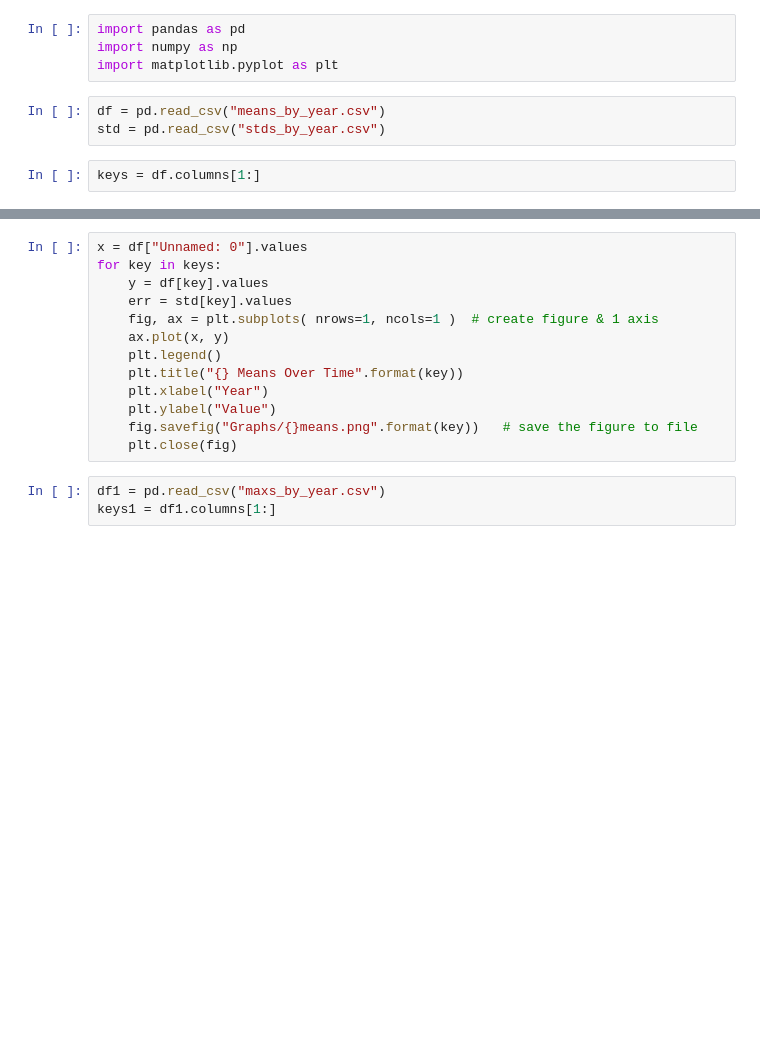
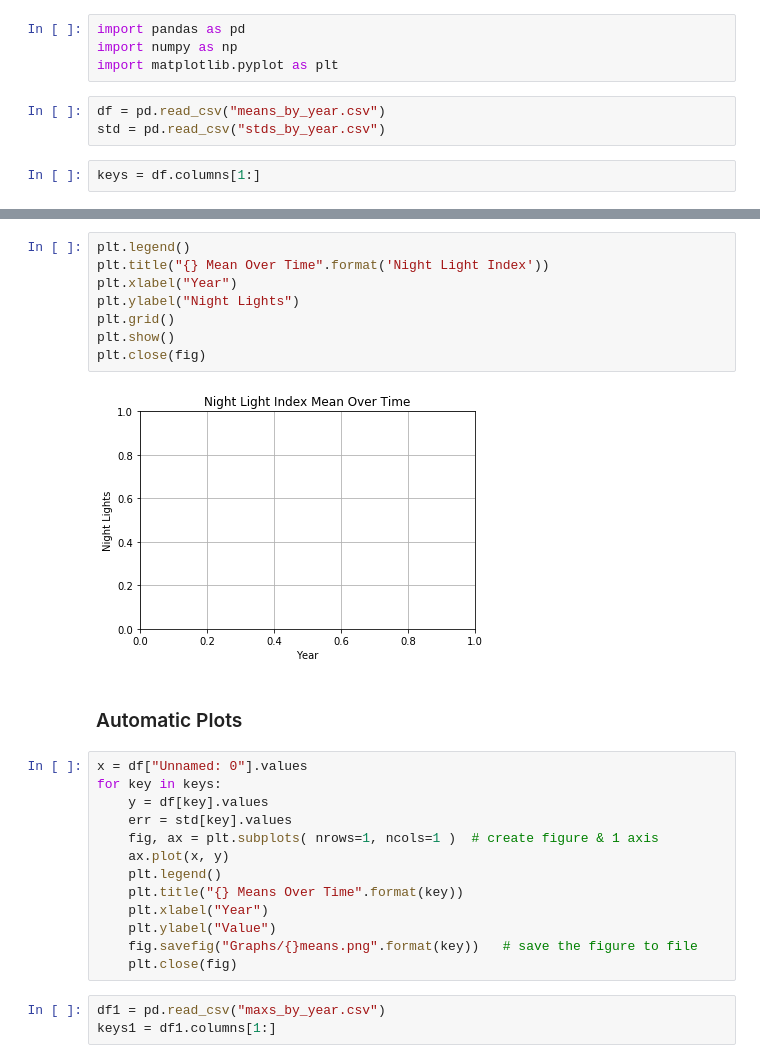
Before and after one commit to bethbailey/SateLIFE, a Jupyter notebook: bands_collapse_data/Graphing_Means.ipynb, the cells around one changed output, grey strips where cells are left out. Saved outputs shown, nothing was run; the diff lists cells and outputs as text; blank space fills up the shorter version.

```diff
--- a/bands_collapse_data/Graphing_Means.ipynb
+++ b/bands_collapse_data/Graphing_Means.ipynb
@@ -10,3 +43,15 @@ keys = df.columns[1:]
+# %%
+plt.legend()
+plt.title("{} Mean Over Time".format('Night Light Index'))
+plt.xlabel("Year")
+plt.ylabel("Night Lights")
+plt.grid()
+plt.show()
+plt.close(fig)
+# %% [output]
+[figure, added]
+# %% [markdown]
+### Automatic Plots
 # %%
 x = df["Unnamed: 0"].values
 for key in keys:
```
Also changed, not shown: parts of 6 cells of this notebook, 3 other files.
